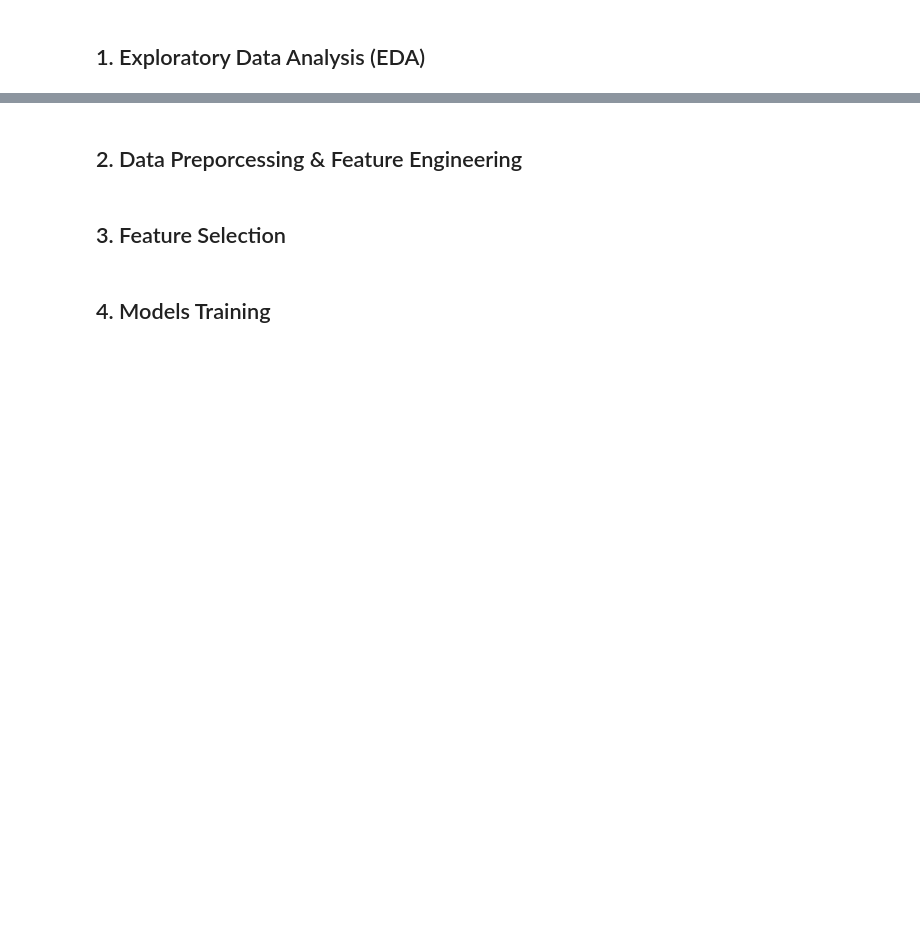
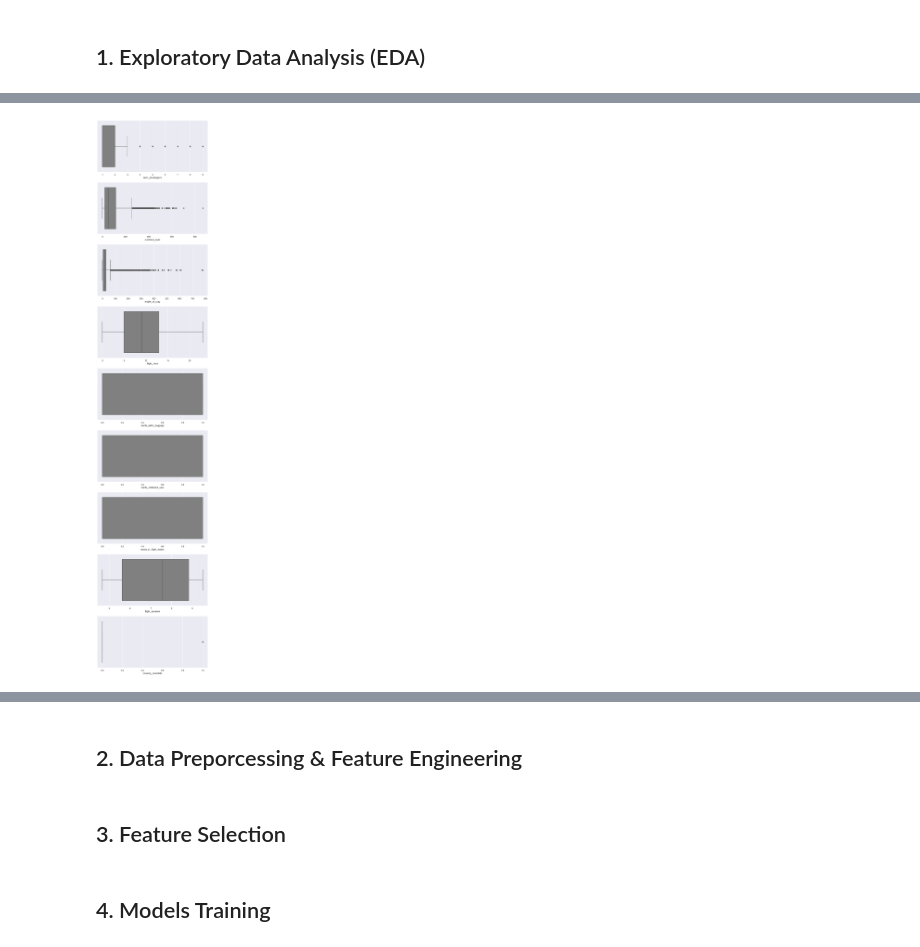
Before and after one commit to IchfanKurniawan/british-airways-intern-project-customer-prediction, a Jupyter notebook: code/british-airways-task-2.ipynb, the cells around one changed output, grey strips where cells are left out. Drawn from its saved outputs; the diff is of its cells as text; code cells hidden in the pictures; blank space fills up the shorter version.

```diff
--- a/code/british-airways-task-2.ipynb
+++ b/code/british-airways-task-2.ipynb
@@ -66,0 +184,20 @@ With your predictive model, it is important to interpret the results in order to
+# %%
+# check for kurtosis & skewness
+
+nmric_cols = df.select_dtypes(include='number').columns
+skew_kurt = {}
+
+for col in nmric_cols:
+    skew_kurt[col] = [df[col].kurtosis(), df[col].skew()]
+
+skew_kurt = pd.DataFrame(skew_kurt).T
+skew_kurt.columns = ['kurtosis', 'skewness']
+skew_kurt
+
+
+# Notes:
+    # by looking at the kurtosis & skewness
+    # the non-Gaussian distribution: 'length_of_stay'
+
+# To do:
+    # further analysis (e.g. QQ plot) will be applied for analyzing other columns
@@ -66,0 +257,13 @@ With your predictive model, it is important to interpret the results in order to
+# %%
+# outliers could be spotted through boxplot
+
+nmric_cols = df.select_dtypes(include='number').columns
+
+fig, axes = plt.subplots(len(nmric_cols), 1, figsize=(10,50))
+for i, col in enumerate(nmric_cols):
+    sns.boxplot(ax=axes[i], x=df[col], orient='h', color='gray')
+
+# Note:
+    # spot some outliers above
+# %% [output]
+[figure, added]
```
Also changed, not shown: parts of 15 cells of this notebook, 1 other file.
